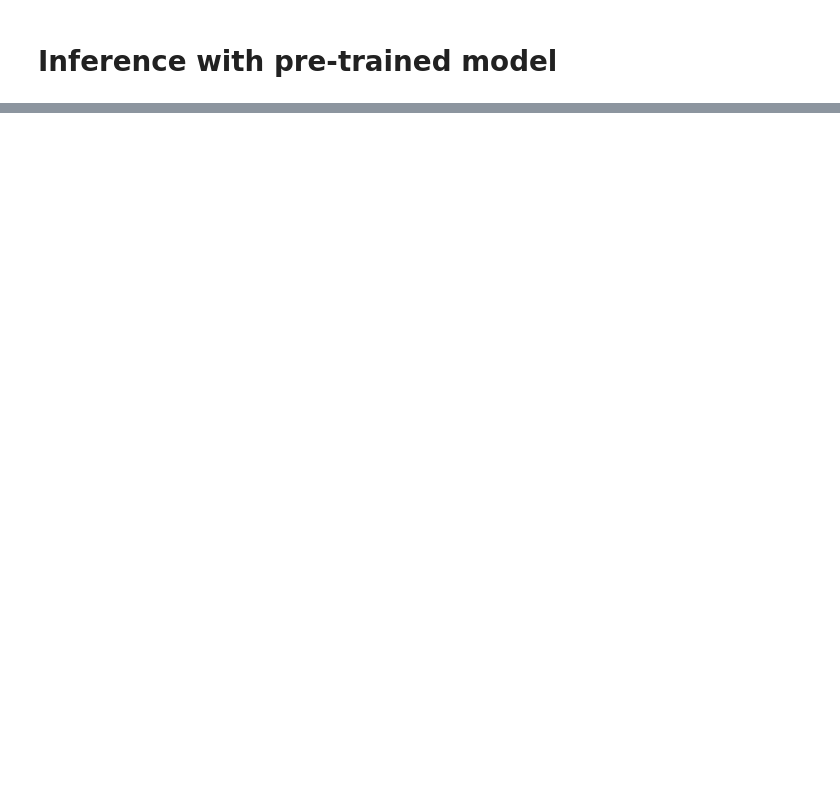
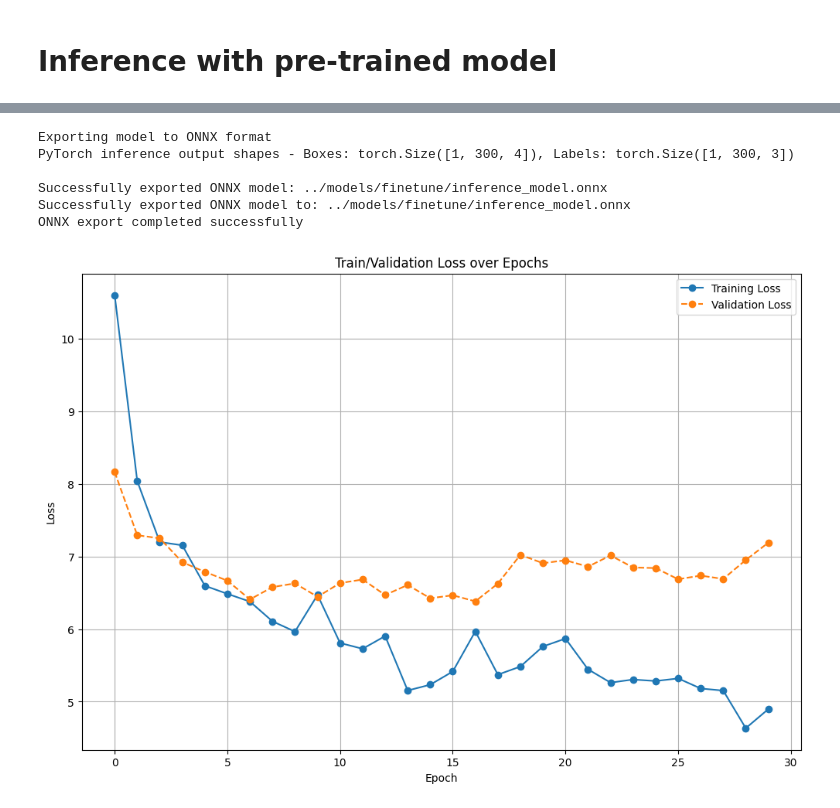
Before and after one commit to fernandoseara/RF-DETR-AgriVision, a Jupyter notebook: src/explore.ipynb, the cells around one changed output, grey strips where cells are left out. Drawn from its saved outputs; the diff is of its cells as text; code cells hidden in the pictures; blank space fills up the shorter version.

```diff
--- a/src/explore.ipynb
+++ b/src/explore.ipynb
@@ -66,0 +67,42 @@ KeyboardInterrupt:
+# %%
+model.export(output_dir='../models/finetune')
+# %% [output]
+Exporting model to ONNX format
+PyTorch inference output shapes - Boxes: torch.Size([1, 300, 4]), Labels: torch.Size([1, 300, 3])
+
+Successfully exported ONNX model: ../models/finetune/inference_model.onnx
+Successfully exported ONNX model to: ../models/finetune/inference_model.onnx
+ONNX export completed successfully
+# %%
+import matplotlib.pyplot as plt
+import pandas as pd
+
+df = pd.DataFrame(history)
+
+plt.figure(figsize=(12, 8))
+
+plt.plot(
+    df['epoch'],
+    df['train_loss'],
+    label='Training Loss',
+    marker='o',
+    linestyle='-'
+)
+
+plt.plot(
+    df['epoch'],
+    df['test_loss'],
+    label='Validation Loss',
+    marker='o',
+    linestyle='--'
+)
+
+plt.title('Train/Validation Loss over Epochs')
+plt.xlabel('Epoch')
+plt.ylabel('Loss')
+plt.legend()
+plt.grid(True)
+
+plt.show()
+# %% [output]
+[figure, added]
```
Also changed, not shown: parts of 8 cells of this notebook, 3 other files.
